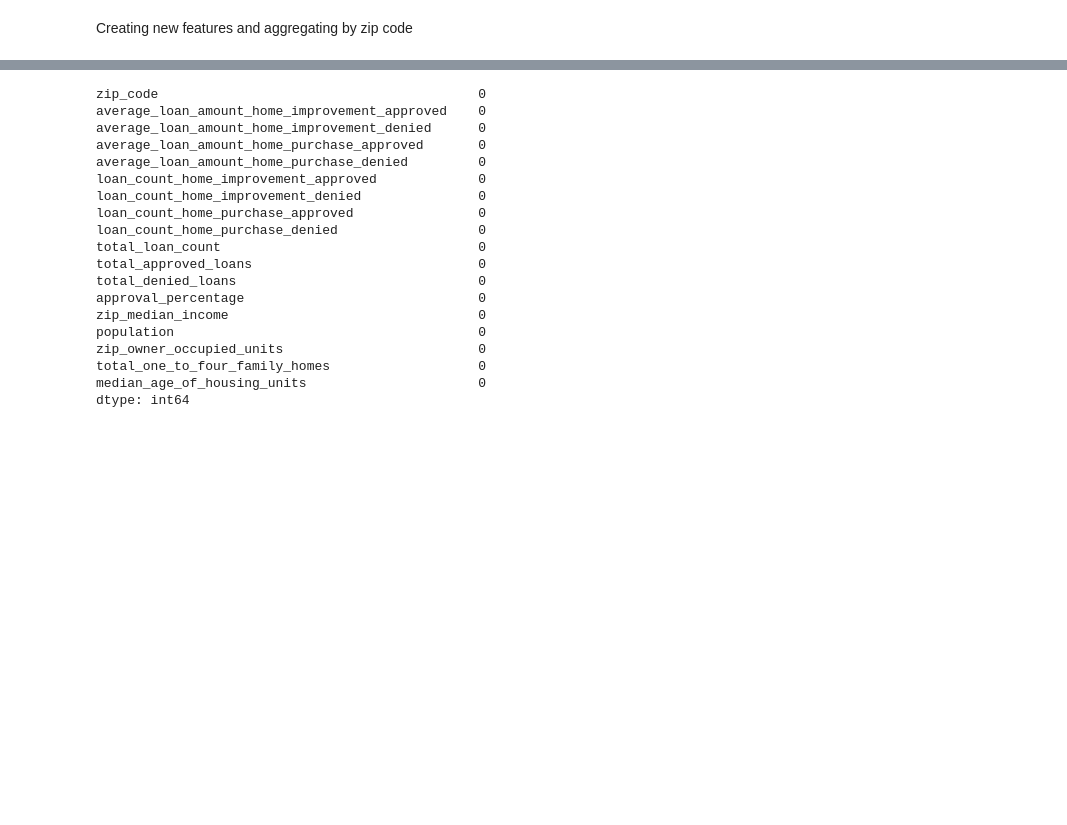
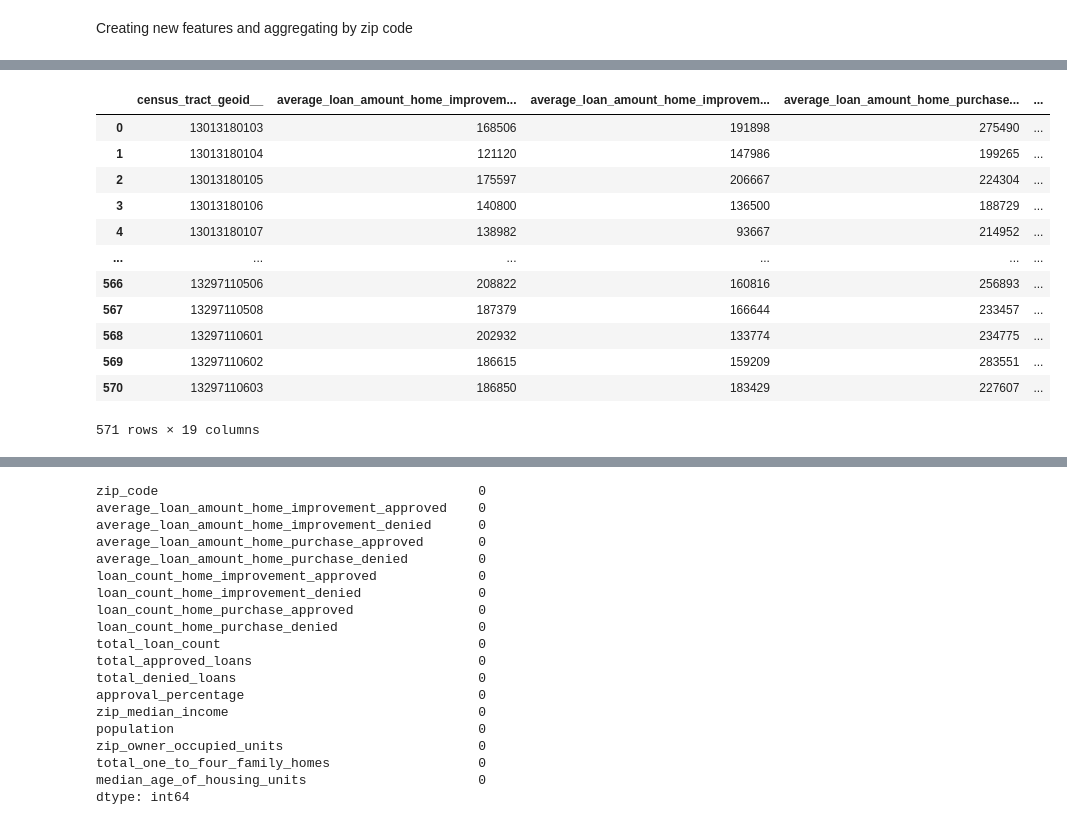
Before and after one commit to schmeeed/capstone, a Jupyter notebook: notebooks/01_Data-cleaning-and-EDA.ipynb, the cells around one changed output, grey strips where cells are left out. Saved outputs shown, nothing was run; the diff lists cells and outputs as text; code cells hidden in the pictures; blank space fills up the shorter version.

Commit message:
Modified 01 data cleaning and EDA notebook to include census level data for hmda csv and pushed to AWS

```diff
--- a/notebooks/01_Data-cleaning-and-EDA.ipynb
+++ b/notebooks/01_Data-cleaning-and-EDA.ipynb
@@ -305,0 +342,43 @@ hmda_2021 = hmda_2021.rename(columns={"zip_code__": "zip_code"})
+# %%
+# creating a new column for tract_median_income
+filtered_data['tract_median_income'] = filtered_data['ffiec_msa_md_median_family_income'] * filtered_data['tract_to_msa_income_percentage'] * 0.01
+
+# selecting the columns you want to keep in the final DataFrame
+census_data = filtered_data[['census_tract_geoid', 'tract_median_income', 'tract_population', 'tract_owner_occupied_units', 'tract_one_to_four_family_homes', 'tract_median_age_of_housing_units']]
+
+
+# reseting the index to make census_tract_geoid a regular column
+census_data = census_data.reset_index(drop=True)
+# %%
+# Rounding the a few of the columns for easier readability
+columns_to_round = ["tract_median_income", "tract_median_age_of_housing_units"]
+
+for column in columns_to_round:
+    census_data[column] = census_data[column].round().astype(int)
+# %%
+# Merging census_data and pivot_table on the zip_code column
+hmda_census_2021 = pivot_table.merge(
+    census_data, left_on="census_tract_geoid__", right_on="census_tract_geoid", how="left"
+)
+# %%
+# dropping duplicate rows
+hmda_census_2021.drop_duplicates(inplace=True)
+
+# resetting the index
+hmda_census_2021.reset_index(drop=True, inplace=True)
+# %%
+hmda_census_2021
+# %% [output]
+|  | census_tract_geoid__ | average_loan_amount_home_improvem... | average_loan_amount_home_improvem... | average_loan_amount_home_purchase... | ... |
+| 0 | 13013180103 | 168506 | 191898 | 275490 | ... |
+| 1 | 13013180104 | 121120 | 147986 | 199265 | ... |
+| 2 | 13013180105 | 175597 | 206667 | 224304 | ... |
+| 3 | 13013180106 | 140800 | 136500 | 188729 | ... |
+| 4 | 13013180107 | 138982 | 93667 | 214952 | ... |
+| ... | ... | ... | ... | ... | ... |
+| 566 | 13297110506 | 208822 | 160816 | 256893 | ... |
+| 567 | 13297110508 | 187379 | 166644 | 233457 | ... |
+| 568 | 13297110601 | 202932 | 133774 | 234775 | ... |
+| 569 | 13297110602 | 186615 | 159209 | 283551 | ... |
+| 570 | 13297110603 | 186850 | 183429 | 227607 | ... |
+571 rows × 19 columns
```
Also changed, not shown: parts of 25 cells of this notebook.
